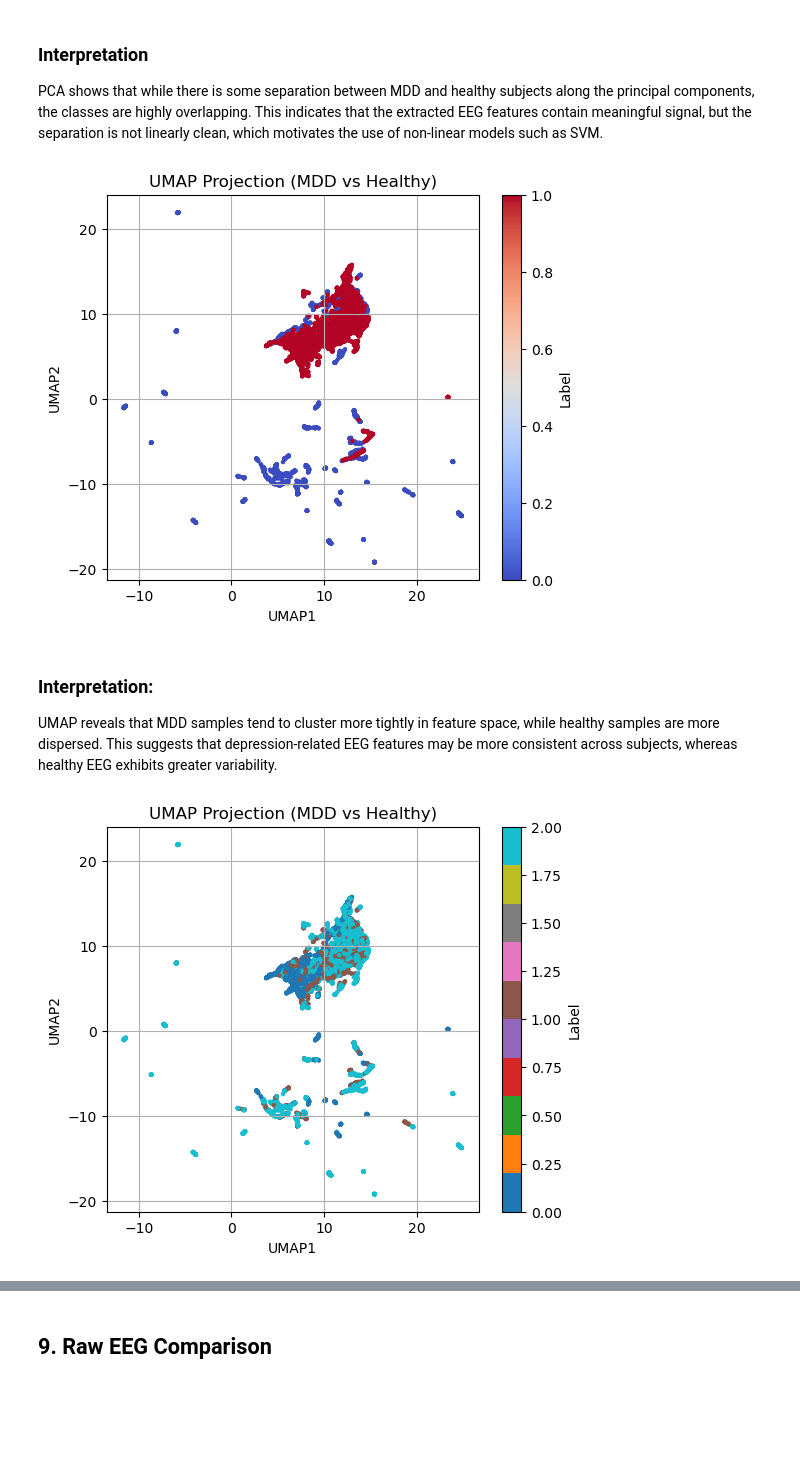
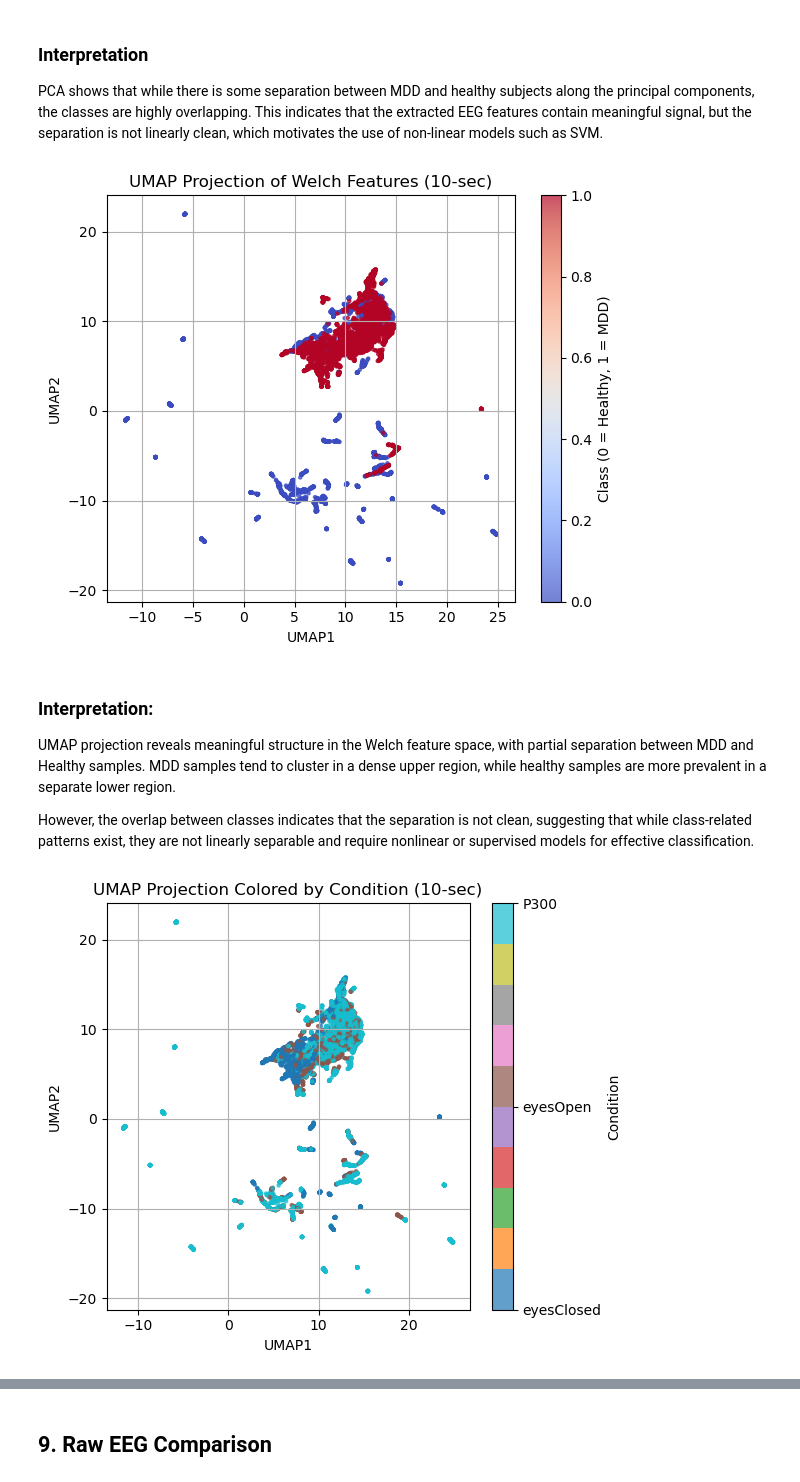
Before and after one commit to BJAngulo/MSSE-277b-final-project-, a Jupyter notebook: notebooks/Raw EEG.ipynb, the cells around one changed output, grey strips where cells are left out. Saved outputs shown, nothing was run; the diff lists cells and outputs as text; code cells hidden in the pictures; blank space fills up the shorter version.

```diff
--- a/notebooks/Raw EEG.ipynb
+++ b/notebooks/Raw EEG.ipynb
@@ -362,13 +390,13 @@ For each EEG segment, Welch's method estimates power spectral density from 1-30
 
 Band-power features are normalized by total power to reduce differences caused by overall signal amplitude.
 # %%
-def extract_band_power_from_array(epoch_data, sfreq):
+def extract_band_power_from_array(epoch_data, sfreq, bands=BANDS):
     """
     Extract relative Welch band-power features from one EEG window.
 
     Parameters
     ---------
-    epoch_data: np.darray
+    epoch_data: np.ndarray
         Shape: (n_channels, n_timepoints)
     sfreq: float
         Sampling frequency.
@@ -380,14 +408,6 @@ def extract_band_power_from_array(epoch_data, sfreq):
     np.ndarray
       Flatten feature vector with shape (n_channels * n_bands).
     """
-
-    bands = {
-        "delta": (1, 4),     # deep sleep
-        "theta": (4, 8),     # drowsiness
-        "alpha": (8, 13),    # relaxed
-        "beta":  (13, 30)    # active thinking
-    }
-
     all_features = []
 
     for ch in epoch_data:
@@ -441,6 +461,7 @@ def build_segmented_dataset(metadata_df, common_channels, window_sec):
     groups_segments = []
     condition_segments = []
     recording_segments = []
+    recording_ids = []
     segmented_indices = []
 
     for _, row in metadata_df.iterrows():
@@ -466,6 +487,7 @@ def build_segmented_dataset(metadata_df, common_channels, window_sec):
             groups_segments.append(row["patient_id"])
             condition_segments.append(row["condition"])
             recording_segments.append(f"{row['recording_id']}_seg{i}")
+            recording_ids.append(row["recording_id"])
             segmented_indices.append(i)
 
     X_segments = np.vstack(X_segments)
@@ -473,6 +495,7 @@ def build_segmented_dataset(metadata_df, common_channels, window_sec):
     groups_segments = np.array(groups_segments)
 
     segmented_df = pd.DataFrame({
+        "recording_id": recording_ids,
         "recording_segment": recording_segments,
         "patient_id": groups_segments,
         "label": y_segments,
@@ -494,7 +517,7 @@ def save_segmented_data(X, y, groups, seg_df, window_sec, save_dir=SEGMENTED_DAT
     seg_df.to_csv(save_dir / f"seg_df_{suffix}.csv", index=False)
 
 def load_segmented_data(window_sec, save_dir=SEGMENTED_DATA_DIR):
-    """ Load segmented arrys and metadata from disk."""
+    """ Load segmented arrays and metadata from disk."""
     suffix = f"{int(window_sec)}sec"
 
     X = np.load(save_dir /  f"X_seg_{suffix}.npy")
@@ -511,7 +534,7 @@ def get_or_build_segmented_data(metadata_df, common_channels, window_sec, save_d
     X_path = save_dir / f"X_seg_{suffix}.npy"
 
     if X_path.exists():
-        print(f"loading cached data for {window_sec}s...")
+        print(f"Loading cached data for {window_sec}s...")
         return load_segmented_data(window_sec, save_dir=save_dir)
 
     print(f"Building segmented data for {window_sec}s...")
@@ -899,56 +938,76 @@ PCA shows that while there is some separation between MDD and healthy subjects a
 umap_model = umap.UMAP(
     n_neighbors=15,
     min_dist=0.1,
-    random_state=42
+    random_state=RANDOM_STATE
 )
 
 X_umap = umap_model.fit_transform(X_seg_10)
 
 # plot UMAP results
 plt.figure(figsize=(6,5))
-plt.scatter(
+
+scatter = plt.scatter(
     X_umap[:,0],
     X_umap[:,1],
     c=y_seg_10,
     cmap="coolwarm",
-    s=5
+    s=5,
+    alpha=0.7
 )
+
 plt.xlabel("UMAP1")
 plt.ylabel("UMAP2")
-plt.title("UMAP Projection (MDD vs Healthy)")
-plt.colorbar(label="Label")
+plt.title("UMAP Projection of Welch Features (10-sec)")
+
+cbar = plt.colorbar(scatter)
+cbar.set_label("Class (0 = Healthy, 1 = MDD)")
+
 plt.grid(True)
+plt.tight_layout()
 plt.show()
 # %% [output]
-[figure, old version]
+[figure, new version]
 # %% [markdown]
 ### Interpretation:
 
-UMAP reveals that MDD samples tend to cluster more tightly in feature space, while healthy samples are more dispersed. This suggests that depression-related EEG features may be more consistent across subjects, whereas healthy EEG exhibits greater variability.
+UMAP projection reveals meaningful structure in the Welch feature space, with partial separation between MDD and Healthy samples. MDD samples tend to cluster in a dense upper region, while healthy samples are more prevalent in a separate lower region.
+
+However, the overlap between classes indicates that the separation is not clean, suggesting that while class-related patterns exist, they are not linearly separable and require nonlinear or supervised models for effective classification.
 # %%
+condition_map = {
+    "eyesClosed": 0,
+    "eyesOpen": 1,
+    "P300": 2
+}
+
 # color by condition code
+colors = seg_df_10["condition"].map(condition_map)
+
 plt.figure(figsize=(6,5))
 
-plt.scatter(
+scatter = plt.scatter(
     X_umap[:,0],
     X_umap[:,1],
-    c=seg_df_10["condition"].map({
-        "eyesClosed": 0,
-        "eyesOpen": 1,
-        "P300": 2
-    }),
+    c=colors,
     cmap="tab10",
-    s=5
+    s=5,
+    alpha=0.7
 )
 
 plt.xlabel("UMAP1")
 plt.ylabel("UMAP2")
-plt.title("UMAP Projection (MDD vs Healthy)")
-plt.colorbar(label="Label")
+plt.title("UMAP Projection Colored by Condition (10-sec)")
+
+cbar = plt.colorbar(scatter)
+cbar.set_ticks([0,1,2])
+cbar.set_ticklabels(["eyesClosed", "eyesOpen", "P300"])
+cbar.set_label("Condition")
+
 plt.grid(True)
+plt.tight_layout()
 plt.show()
 # %% [output]
-[figure, old version]
+[figure, new version]
 # %% [markdown]
 ### Interpretation:
 
```
Also changed, not shown: parts of 70 cells of this notebook, 56 other files.
